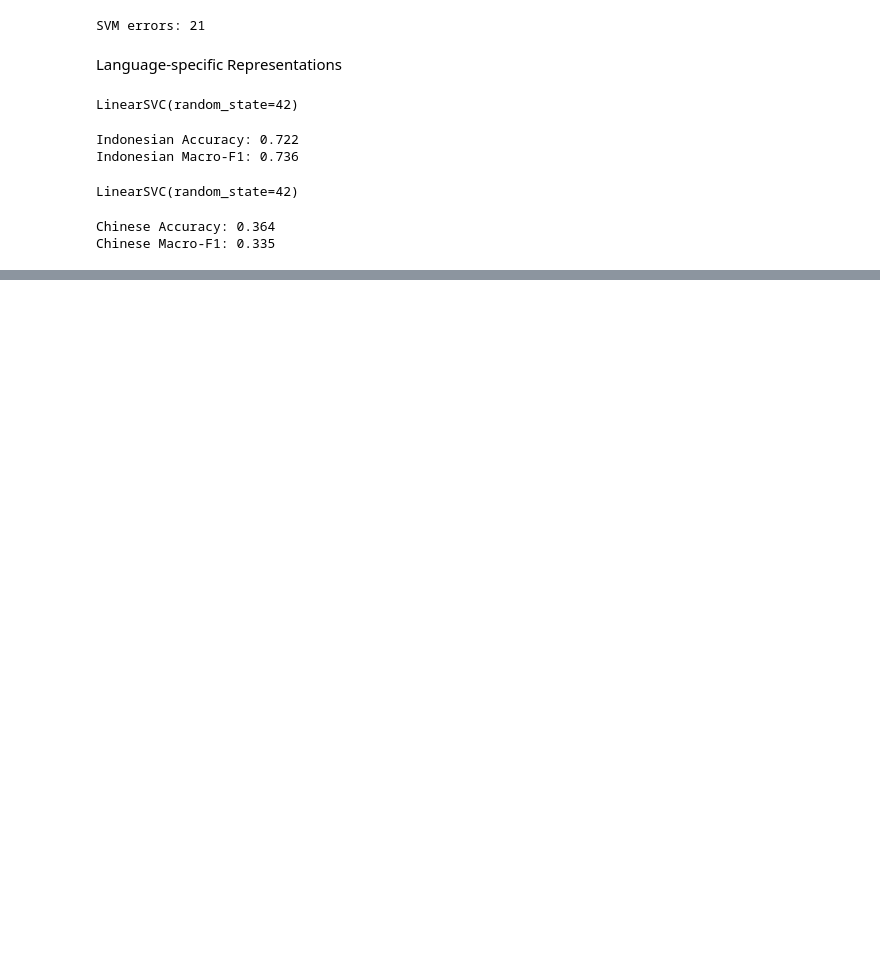
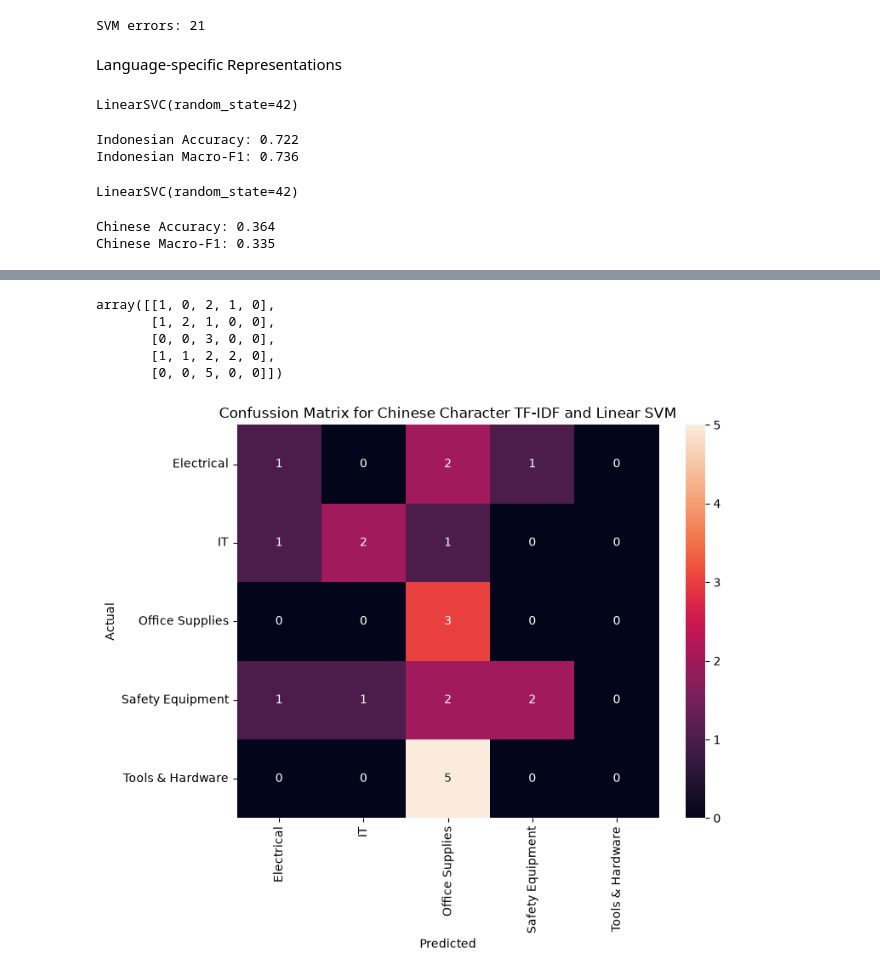
Before and after one commit to annisatzky-tech/chinese-indonesian-product-classification, a Jupyter notebook: notebooks/02_baseline_model.ipynb, the cells around one changed output, grey strips where cells are left out. Drawn from its saved outputs; the diff is of its cells as text; code cells hidden in the pictures; blank space fills up the shorter version.

```diff
--- a/notebooks/02_baseline_model.ipynb
+++ b/notebooks/02_baseline_model.ipynb
@@ -626,0 +659,32 @@ Chinese Macro-F1: 0.335
+# %%
+zh_cm = confusion_matrix(
+    test_zh['category'],
+    zh_pred,
+    labels=zh_model.classes_
+)
+
+zh_cm
+# %% [output]
+array([[1, 0, 2, 1, 0],
+       [1, 2, 1, 0, 0],
+       [0, 0, 3, 0, 0],
+       [1, 1, 2, 2, 0],
+       [0, 0, 5, 0, 0]])
+# %%
+plt.figure(figsize=(8,6))
+
+sns.heatmap(
+    zh_cm,
+    annot=True,
+    fmt='d',
+    xticklabels=zh_model.classes_,
+    yticklabels=zh_model.classes_
+)
+
+plt.xlabel('Predicted')
+plt.ylabel('Actual')
+plt.title('Confussion Matrix for Chinese Character TF-IDF and Linear SVM')
+
+plt.show()
+# %% [output]
+[figure, added]
```
Also changed, not shown: parts of 3 cells of this notebook.
